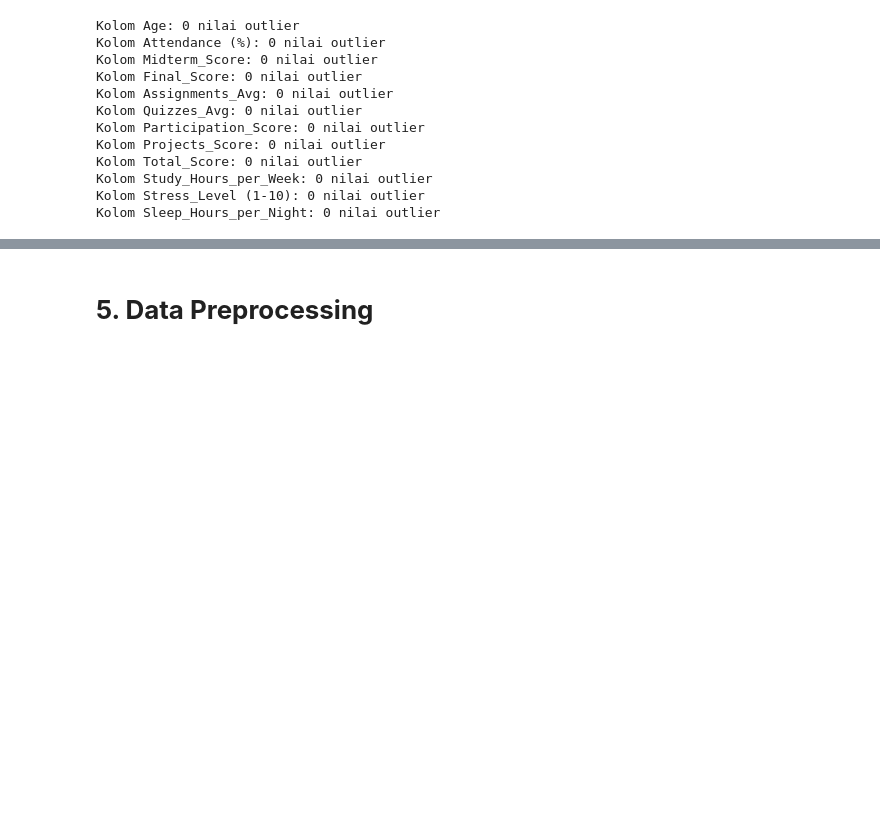
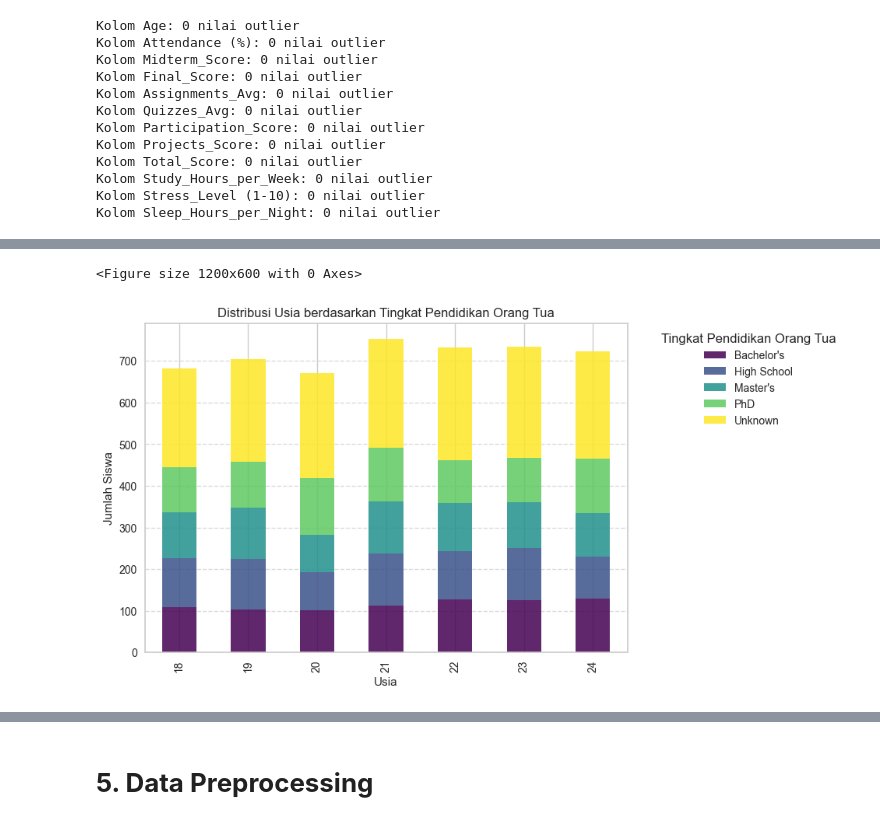
Before and after one commit to Azuredeer/student_performance_behavior, a Jupyter notebook: [Clustering]_Submission_Akhir_BMLP_Your_Name_(Updated).ipynb, the cells around one changed output, grey strips where cells are left out. Drawn from its saved outputs; the diff is of its cells as text; code cells hidden in the pictures; blank space fills up the shorter version.

```diff
--- a/[Clustering]_Submission_Akhir_BMLP_Your_Name_(Updated).ipynb
+++ b/[Clustering]_Submission_Akhir_BMLP_Your_Name_(Updated).ipynb
@@ -195,0 +242,19 @@ Kolom Sleep_Hours_per_Night: 0 nilai outlier
+# %%
+# Menghitung jumlah siswa berdasarkan Age dan Parent_Education_Level
+age_parent_counts = data.groupby(['Age', 'Parent_Education_Level']).size().unstack()
+
+# Membuat bar chart
+plt.figure(figsize=(12, 6))
+age_parent_counts.plot(kind='bar', stacked=True, colormap='viridis', alpha=0.85)
+
+# Menambahkan label dan judul
+plt.xlabel('Usia')
+plt.ylabel('Jumlah Siswa')
+plt.title('Distribusi Usia berdasarkan Tingkat Pendidikan Orang Tua')
+plt.legend(title='Tingkat Pendidikan Orang Tua', bbox_to_anchor=(1.05, 1), loc='upper left')
+plt.grid(axis='y', linestyle='--', alpha=0.7)
+
+plt.show()
+# %% [output]
+<Figure size 1200x600 with 0 Axes>
+[figure, added]
```
Also changed, not shown: parts of 26 cells of this notebook, 1 other file.
